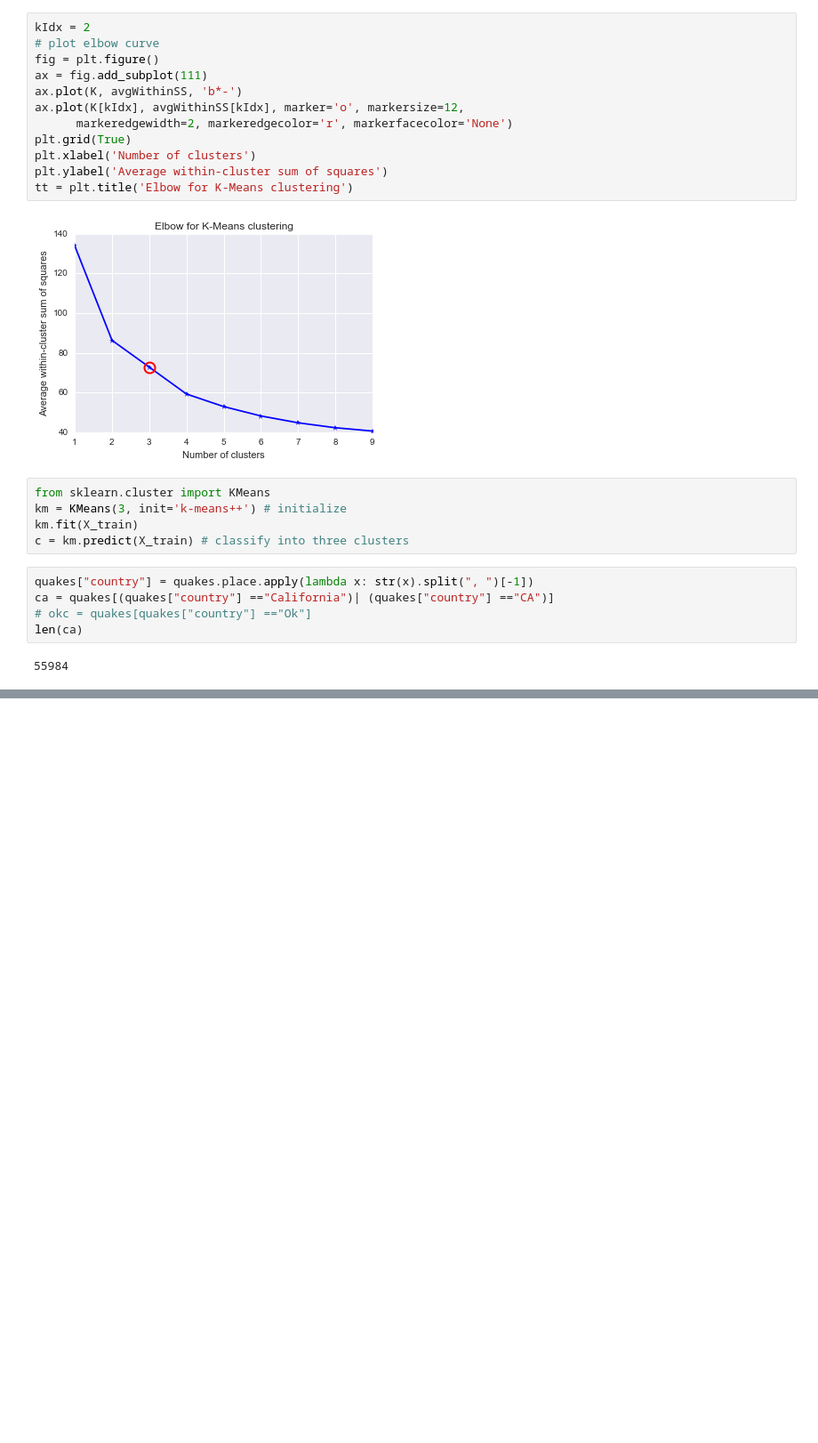
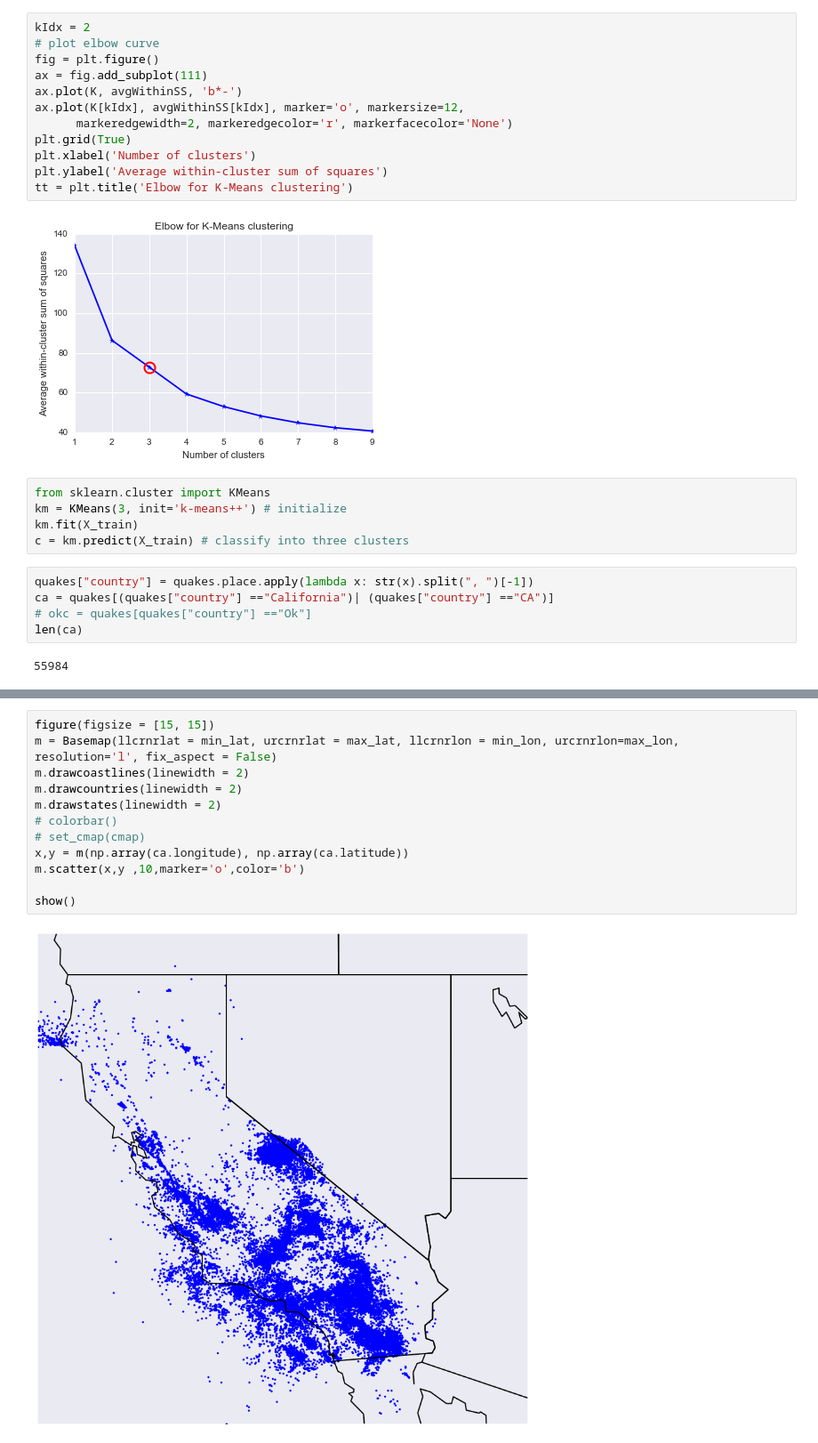
Before and after one commit to keenanzucker/DataScience16CTW, a Jupyter notebook: Model_Iteration_2.ipynb, the cells around one changed output, grey strips where cells are left out. Shown at 89% size. Saved outputs shown, nothing was run; the diff lists cells and outputs as text; blank space fills up the shorter version.

```diff
--- a/Model_Iteration_2.ipynb
+++ b/Model_Iteration_2.ipynb
@@ -742,0 +780,14 @@ show()
+# %%
+figure(figsize = [15, 15])
+m = Basemap(llcrnrlat = min_lat, urcrnrlat = max_lat, llcrnrlon = min_lon, urcrnrlon=max_lon, resolution='l', fix_aspect = False)
+m.drawcoastlines(linewidth = 2)
+m.drawcountries(linewidth = 2)
+m.drawstates(linewidth = 2)
+# colorbar()
+# set_cmap(cmap)
+x,y = m(np.array(ca.longitude), np.array(ca.latitude))
+m.scatter(x,y ,10,marker='o',color='b')
+
+show()
+# %% [output]
+[figure, added]
```
Also changed, not shown: parts of 11 cells of this notebook.
